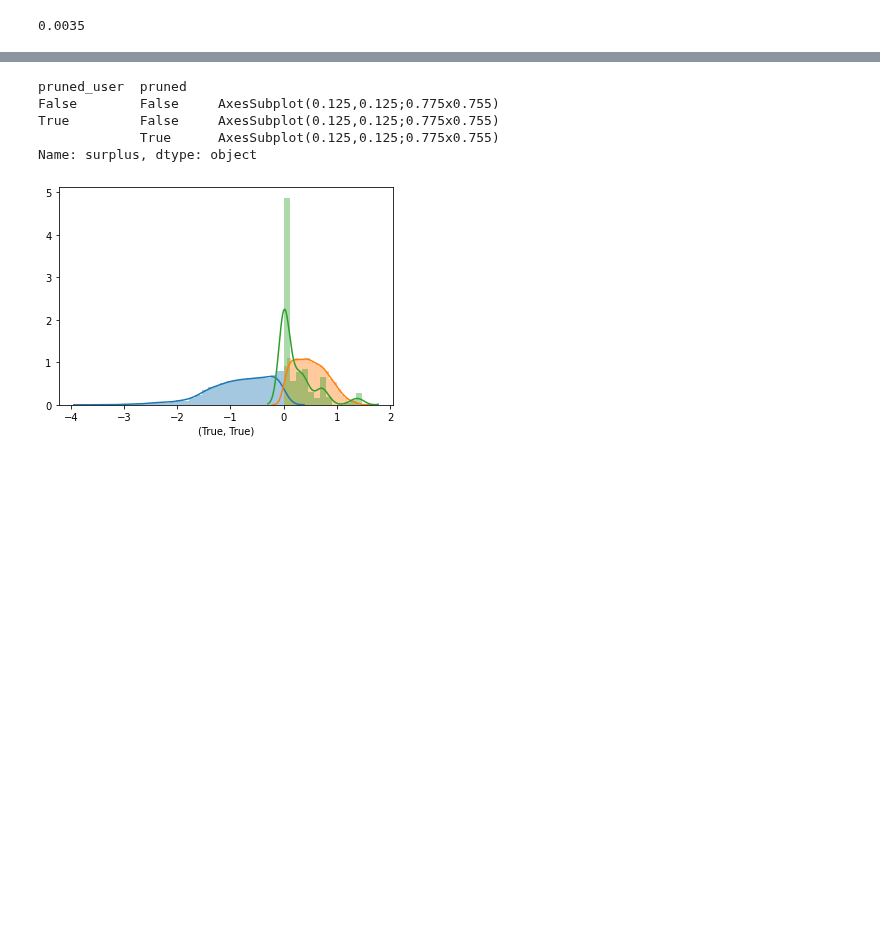
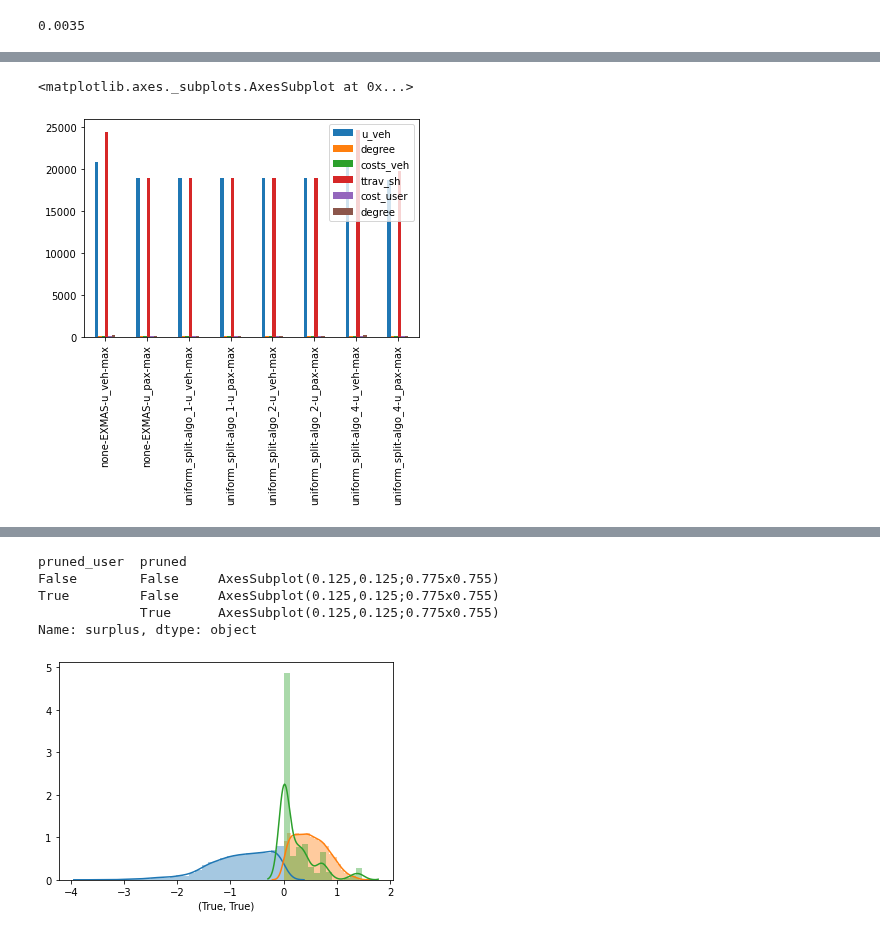
Before and after one commit to RafalKucharskiPK/ExMAS, a Jupyter notebook: ExMAS/spinoffs/game/pipeline.ipynb, the cells around one changed output, grey strips where cells are left out. Saved outputs shown, nothing was run; the diff lists cells and outputs as text; code cells hidden in the pictures; blank space fills up the shorter version.

```diff
--- a/ExMAS/spinoffs/game/pipeline.ipynb
+++ b/ExMAS/spinoffs/game/pipeline.ipynb
@@ -147,0 +347,2 @@ params.sharing_penalty_multiplier = 0 # fixed penalty (EUR) per
+# %%
+df = pd.concat([df,df2],axis = 1)
@@ -147,0 +369,5 @@ params.sharing_penalty_multiplier = 0 # fixed penalty (EUR) per
+# %%
+df[df.min_max=='max'].plot.bar()
+# %% [output]
+<matplotlib.axes._subplots.AxesSubplot at 0x...>
+[figure, added]
```
Also changed, not shown: parts of 27 cells of this notebook, 2 other files.
